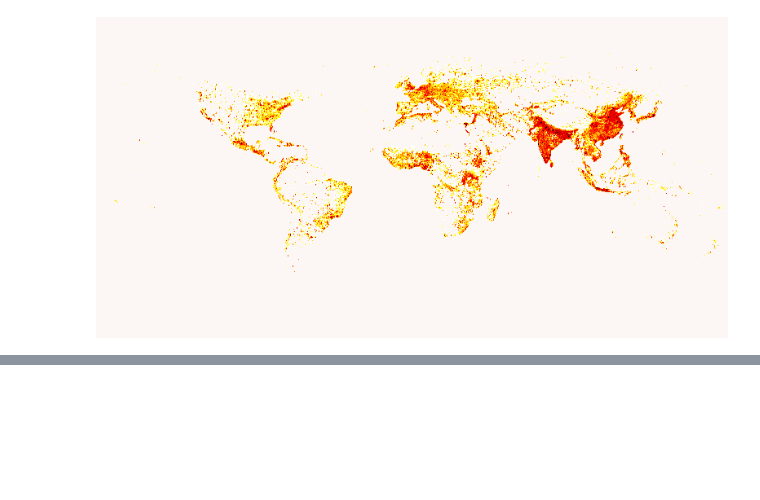
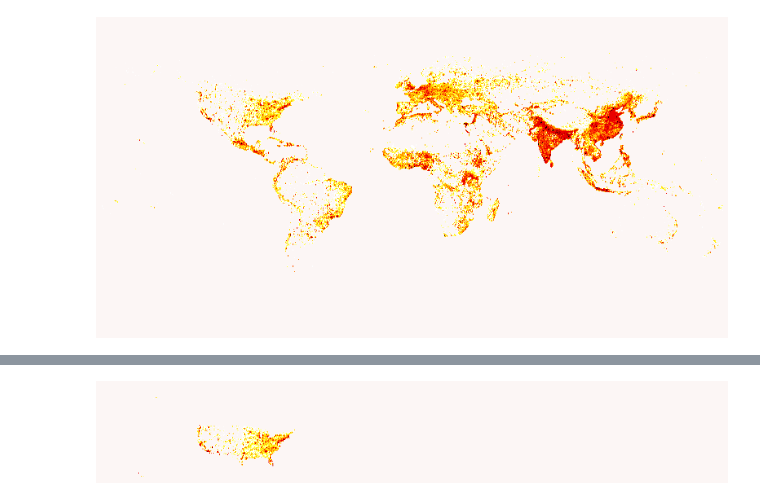
Before and after one commit to jlifferth/python_playground, a Jupyter notebook: maps/population_density.ipynb, the cells around one changed output, grey strips where cells are left out. Saved outputs shown, nothing was run; the diff lists cells and outputs as text; code cells hidden in the pictures; blank space fills up the shorter version.

```diff
--- a/maps/population_density.ipynb
+++ b/maps/population_density.ipynb
@@ -61,0 +162,5 @@ plt.show()
+# %%
+df = gpd.read_file('/Users/jonathanlifferth/data/natural_earth_vector/10m_cultural/ne_10m_admin_0_countries.shp')
+
+USA = df.loc[df['ADMIN'] == 'United States of America']
+USA
@@ -61,0 +171,10 @@ plt.show()
+# %%
+USA_array, clipped_transform = msk.mask(tif_file, [mapping(geom) for geom in USA.geometry.tolist()], crop=True)
+
+fig, ax = plt.subplots(facecolor='#FCF6F5FF')
+fig.set_size_inches(14, 7)
+ax.imshow(USA_array[0], norm=norm, cmap=our_cmap)
+ax.axis('off')
+plt.show()
+# %% [output]
+[figure, added]
```
Also changed, not shown: parts of 15 cells of this notebook, 2 other files.
